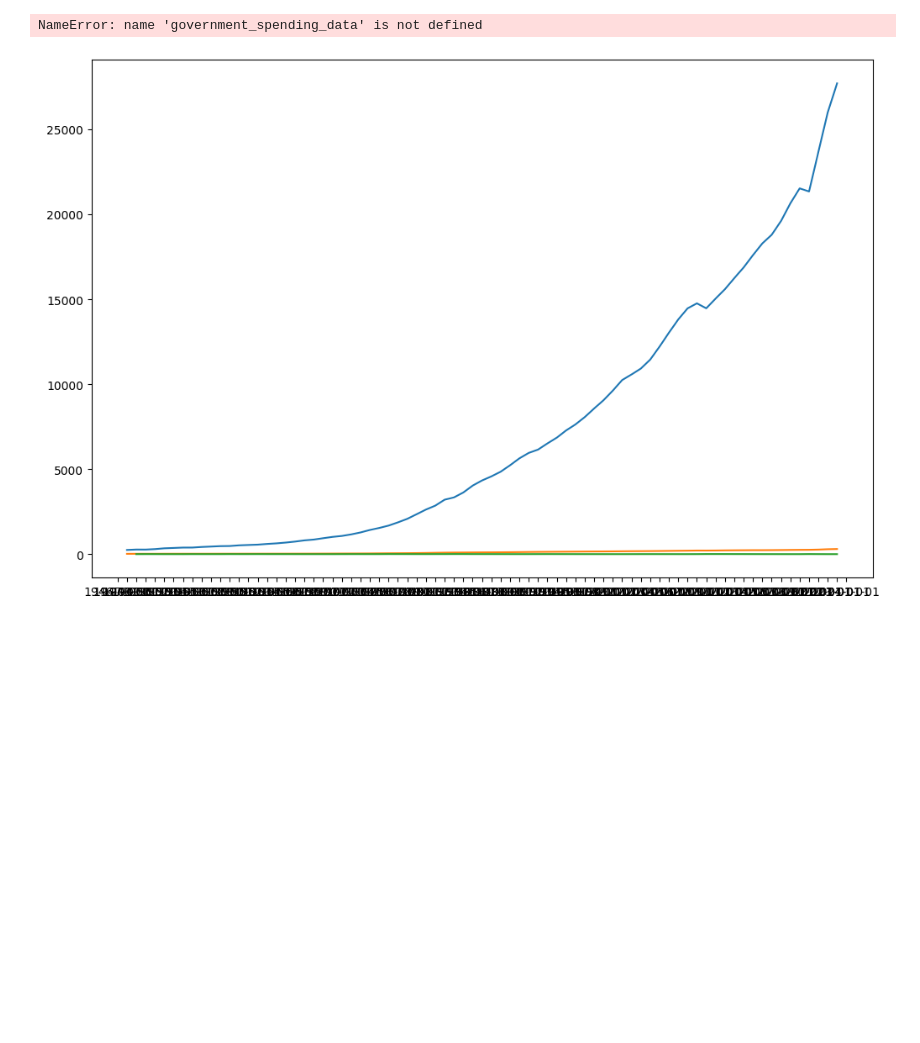
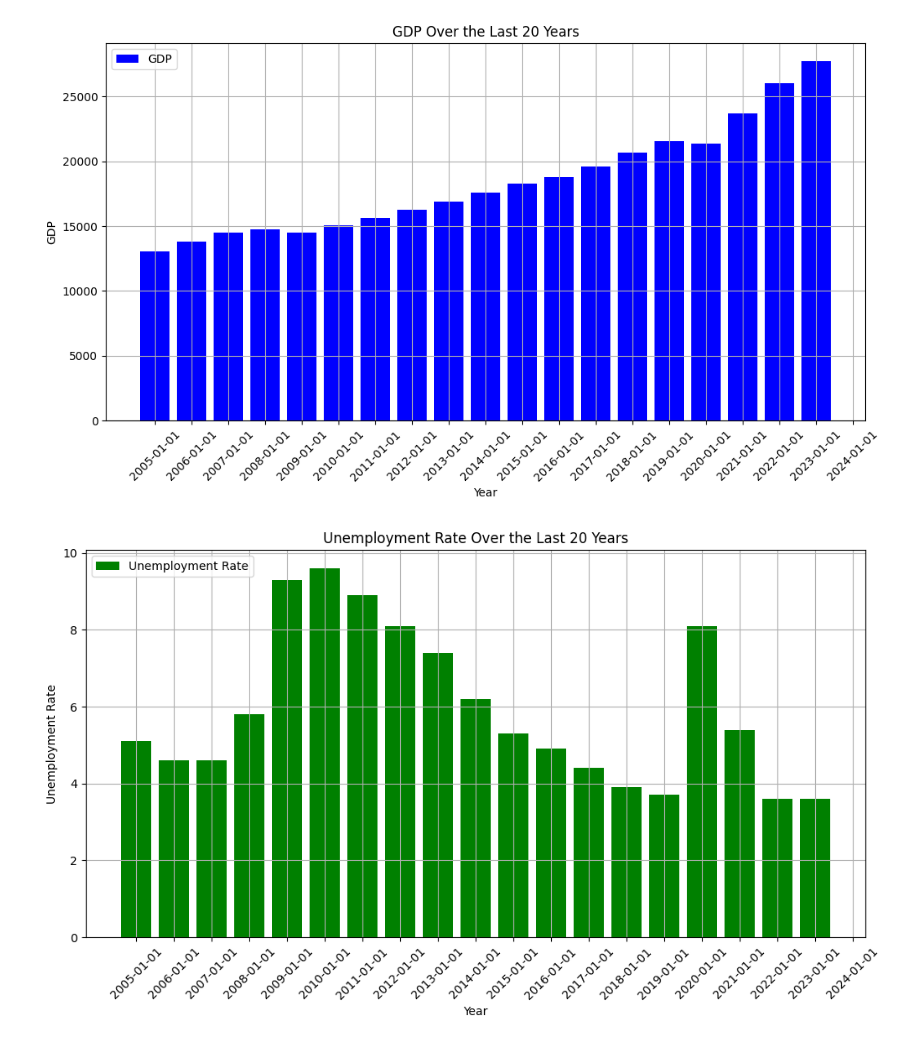
Before and after one commit to hasnasalah/FutureEconomics, a Jupyter notebook: data_visualization.ipynb, the cells around one changed output. Drawn from its saved outputs; the diff is of its cells as text; code cells hidden in the pictures; blank space fills up the shorter version.

```diff
--- a/data_visualization.ipynb
+++ b/data_visualization.ipynb
@@ -21,17 +14,52 @@ conn.close()
-# %%
-import matplotlib.pyplot as plt
-# Plot each dataset
-plt.figure(figsize=(12, 8))
-plt.plot(gdp_data['date'], gdp_data['VALUE'], label='GDP')
-plt.plot(inflation_data['date'], inflation_data['VALUE'], label='Inflation Rate')
-plt.plot(unemployment_data['date'], unemployment_data['VALUE'], label='Unemployment Rate')
-plt.plot(government_spending_data['date'], government_spending_data['VALUE'], label='Government Spending')
-plt.xlabel('Year')
-plt.ylabel('Values')
-plt.title('Economic Indicators Over Time')
-plt.legend()
-plt.grid()
-plt.show()
-# %% [output]
-NameError: name 'government_spending_data' is not defined
-[figure, removed]
+# %%
+import matplotlib.pyplot as plt
+gdp_data_last_20years=gdp_data.iloc[-20:]
+unemployment_data_last_20years=unemployment_data.iloc[-20:]
+inflation_data_last_20years=inflation_data.iloc[-20:]
+government_spending_data_last_20years=government_spending_data.iloc[-20:]
+# Plot GDP as a bar chart
+plt.figure(figsize=(12, 6))
+plt.bar(gdp_data_last_20years['date'], gdp_data_last_20years['VALUE'], color='blue', label='GDP')
+plt.xlabel('Year')
+plt.ylabel('GDP')
+plt.title('GDP Over the Last 20 Years')
+plt.legend()
+plt.xticks(rotation=45)  # Rotate x-axis labels to avoid overlap
+plt.grid(True)
+plt.show()
+
+# Plot Unemployment Rate as a bar chart
+plt.figure(figsize=(12, 6))
+plt.bar(unemployment_data_last_20years['date'], unemployment_data_last_20years['VALUE'], color='green', label='Unemployment Rate')
+plt.xlabel('Year')
+plt.ylabel('Unemployment Rate')
+plt.title('Unemployment Rate Over the Last 20 Years')
+plt.legend()
+plt.xticks(rotation=45)
+plt.grid(True)
+plt.show()
+
+# Plot Inflation Rate as a bar chart
+plt.figure(figsize=(12, 6))
+plt.bar(inflation_data_last_20years['date'], inflation_data_last_20years['VALUE'], color='red', label='Inflation Rate')
+plt.xlabel('Year')
+plt.ylabel('Inflation Rate')
+plt.title('Inflation Rate Over the Last 20 Years')
+plt.legend()
+plt.xticks(rotation=45)
+plt.grid(True)
+plt.show()
+
+# Plot Government Spending as a bar chart
+plt.figure(figsize=(12, 6))
+plt.bar(government_spending_data_last_20years['date'], government_spending_data_last_20years['VALUE'], color='purple', label='Government Spending')
+plt.xlabel('Year')
+plt.ylabel('Government Spending')
+plt.title('Government Spending Over the Last 20 Years')
+plt.legend()
+plt.xticks(rotation=45)
+plt.grid(True)
+plt.show()
+# %% [output]
+[figure, added]
+[figure, added]
```
Also changed, not shown: parts of 9 cells of this notebook, 4 other files.
